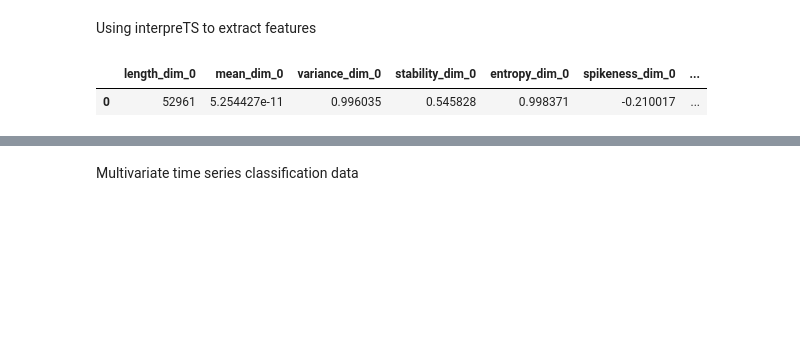
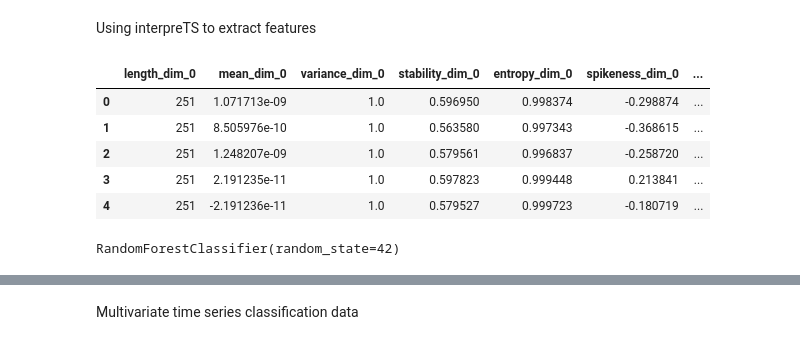
Before and after one commit to ruleminer/InterpreTS, a Jupyter notebook: examples/core/use_from_sktime.ipynb, the cells around one changed output, grey strips where cells are left out. Drawn from its saved outputs; the diff is of its cells as text; code cells hidden in the pictures; blank space fills up the shorter version.

Commit message:
sktime update

```diff
--- a/examples/core/use_from_sktime.ipynb
+++ b/examples/core/use_from_sktime.ipynb
@@ -36,0 +22,17 @@ X
+# %%
+X, y = load_arrow_head(return_type="pd-multiindex")
+instance_ids = np.unique(X.index.get_level_values(0))
+#train_test_split from sktime does not work with multiindex series
+train_ids, test_ids = train_test_split(instance_ids, test_size=0.2, random_state=42)
+
+X_train = X.loc[train_ids]
+X_test = X.loc[test_ids]
+train_indices = [np.where(instance_ids == id_)[0][0] for id_ in train_ids]
+test_indices = [np.where(instance_ids == id_)[0][0] for id_ in test_ids]
+
+y_train = y[train_indices]
+y_test = y[test_indices]
+
+print("Train set size:", X_train.shape, y_train.shape)
+print("Test set size:", X_test.shape, y_test.shape)
+X
@@ -37,9 +55,22 @@ X
 # %% [markdown]
 Using interpreTS to extract features
 # %%
-t = it.FeatureExtractor()
-Xt = t.extract_features(X)
-Xt.head()
+t = it.FeatureExtractor(window_size=251, stride=251)
+X_train_ts = t.extract_features(X_train)
+X_test_ts = t.extract_features(X_test)
+X_test_ts.head()
 # %% [output]
 |  | length_dim_0 | mean_dim_0 | variance_dim_0 | stability_dim_0 | entropy_dim_0 | spikeness_dim_0 | ... |
-| 0 | 52961 | 5.254427e-11 | 0.996035 | 0.545828 | 0.998371 | -0.210017 | ... |
+| 0 | 251 | 1.071713e-09 | 1.0 | 0.596950 | 0.998374 | -0.298874 | ... |
+| 1 | 251 | 8.505976e-10 | 1.0 | 0.563580 | 0.997343 | -0.368615 | ... |
+| 2 | 251 | 1.248207e-09 | 1.0 | 0.579561 | 0.996837 | -0.258720 | ... |
+| 3 | 251 | 2.191235e-11 | 1.0 | 0.597823 | 0.999448 | 0.213841 | ... |
+| 4 | 251 | -2.191236e-11 | 1.0 | 0.579527 | 0.999723 | -0.180719 | ... |
+# %%
+# Initialize the classifier
+clf = RandomForestClassifier(random_state=42)
+
+# Train the classifier
+clf.fit(X_train_ts, y_train)
+# %% [output]
+RandomForestClassifier(random_state=42)
```
Also changed, not shown: parts of 7 cells of this notebook.
